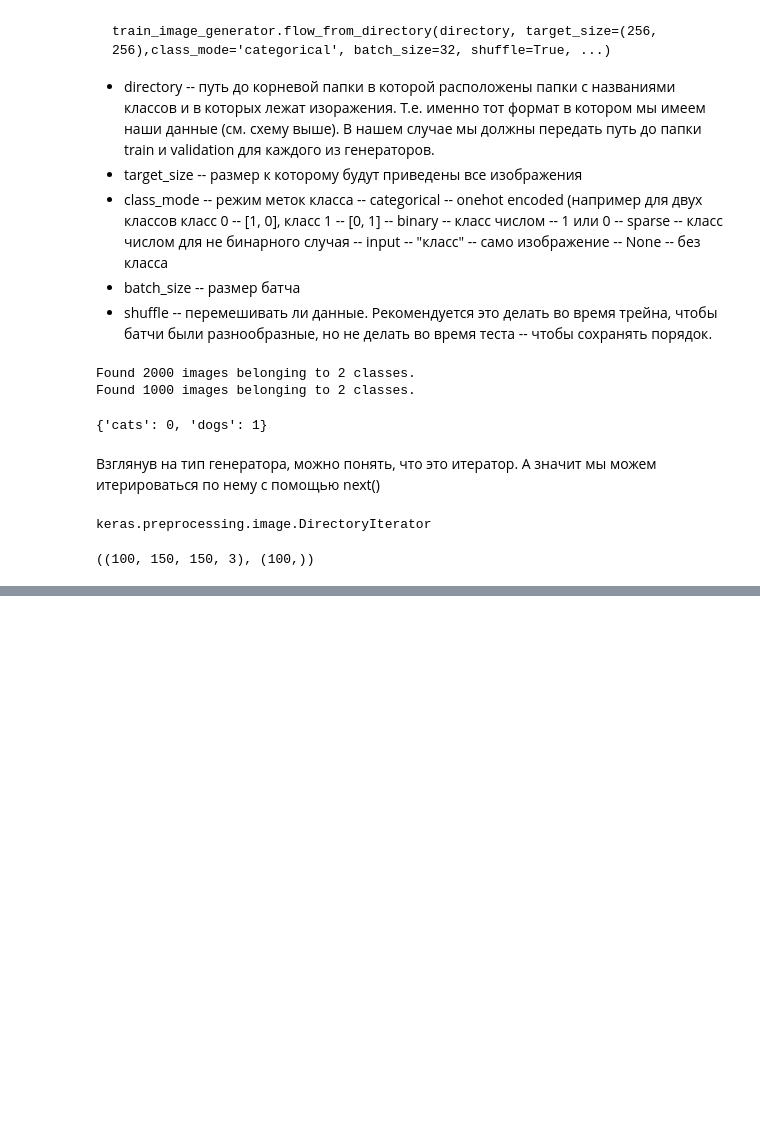
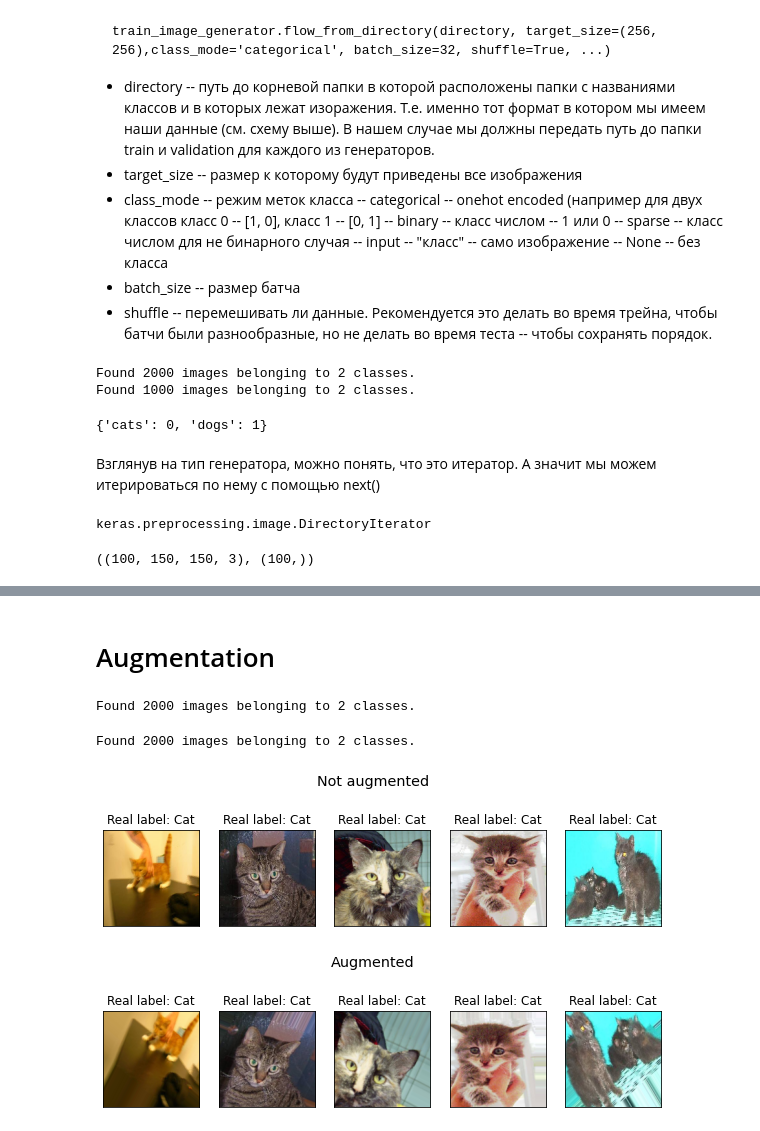
Before and after one commit to adwiza/datascience_skillbox, a Jupyter notebook: 28. NN CV Keras input Pipeline.ipynb, the cells around one changed output, grey strips where cells are left out. Saved outputs shown, nothing was run; the diff lists cells and outputs as text; code cells hidden in the pictures; blank space fills up the shorter version.

```diff
--- a/28. NN CV Keras input Pipeline.ipynb
+++ b/28. NN CV Keras input Pipeline.ipynb
@@ -180,0 +293,40 @@ sample_training_images, sample_labels = next(train_data_gen)
+# %% [markdown]
+# Augmentation
+# %%
+# так выглядел наш прошлый генератор данных - он нормализовал изображения
+image_gen_no_aug = ImageDataGenerator(rescale=1./255)
+sample_no_aug = image_gen_no_aug.flow_from_directory(batch_size=BATCH_SIZE,
+                                                           directory=train_dir, # путь до папки train
+                                                           shuffle=False,
+                                                           target_size=(IMG_SHAPE, IMG_SHAPE),
+                                                           class_mode='binary') # так как у нас два класса
+# %% [output]
+Found 2000 images belonging to 2 classes.
+# %%
+# а теперь мы попросим его изменять изображение на лету, добавляя повороты, отражения и тд
+image_gen_aug = ImageDataGenerator(
+    rescale=1./255,
+    rotation_range=40, # максимальный угол поворота
+    width_shift_range=.2, # смещение максимум на 20% ширины по горизонтали
+    height_shift_range=.2, # смещение максимум на 20% высоты по вертикали
+    zoom_range=.2, # картинка будет увеличена илм уменьшена не более чем на 20%
+    horizontal_flip=True, # случайное отражение по горизонтали
+    fill_mode="nearest", # чем заполнять пробелы - сначала выберем черный цвет, а потом изменим на "nearest"
+    #cval=0,
+)
+
+sample_aug = image_gen_aug.flow_from_directory(batch_size=BATCH_SIZE,
+                                               directory=train_dir,
+                                               shuffle=False,
+                                               target_size=(IMG_SHAPE, IMG_SHAPE),
+                                               class_mode='binary')
+# %% [output]
+Found 2000 images belonging to 2 classes.
+# %%
+sample_images, sample_labels = next(sample_no_aug)
+show_catsdogs(sample_images, sample_labels, row=True, title="Not augmented")
+sample_images, sample_labels = next(sample_aug)
+show_catsdogs(sample_images, sample_labels, row=True, title="Augmented")
+# %% [output]
+[figure, added]
+[figure, added]
```
Also changed, not shown: parts of 14 cells of this notebook, 6 other files.
